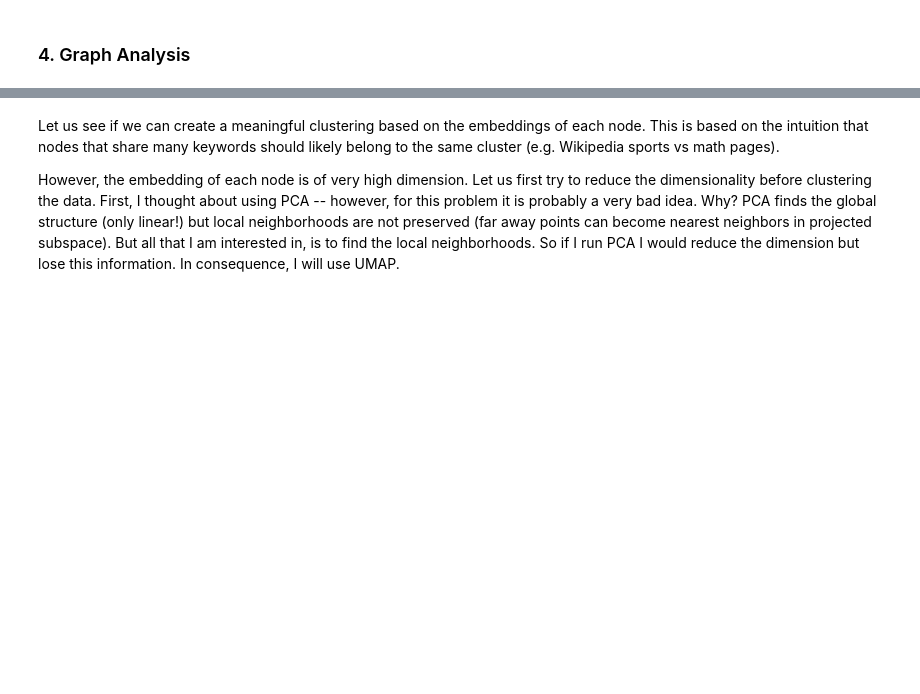
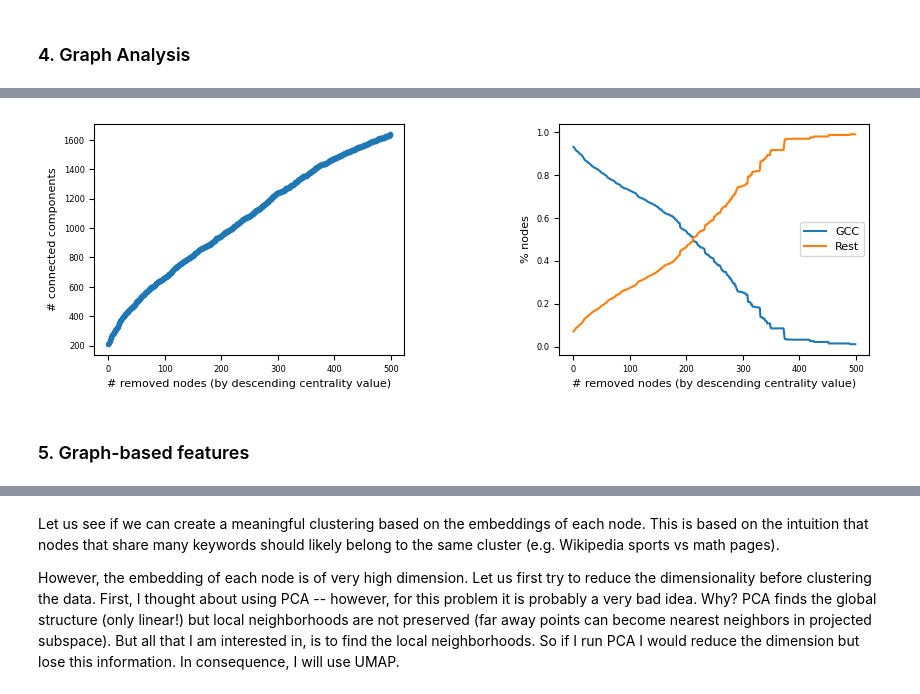
Before and after one commit to lassefschmidt/Network-Science_Challenge, a Jupyter notebook: 0_Exploratory Data Analysis and Preprocessing.ipynb, the cells around one changed output, grey strips where cells are left out. Drawn from its saved outputs; the diff is of its cells as text; code cells hidden in the pictures; blank space fills up the shorter version.

```diff
--- a/0_Exploratory Data Analysis and Preprocessing.ipynb
+++ b/0_Exploratory Data Analysis and Preprocessing.ipynb
@@ -324,0 +210,9 @@ Text(409.6540404040403, 0.5, 'P(I)')
+# %%
+# Choose a centrality measure, you can also use built-in functions
+node2values = nx.degree_centrality(G_train)
+k = 500 # k is the number of nodes to be removed
+analyseData.plot_robustness_analysis(G_train, node2values, k)
+# %% [output]
+[figure, added]
+# %% [markdown]
+### 5. Graph-based features
```
Also changed, not shown: parts of 13 cells of this notebook, 1 other file.
